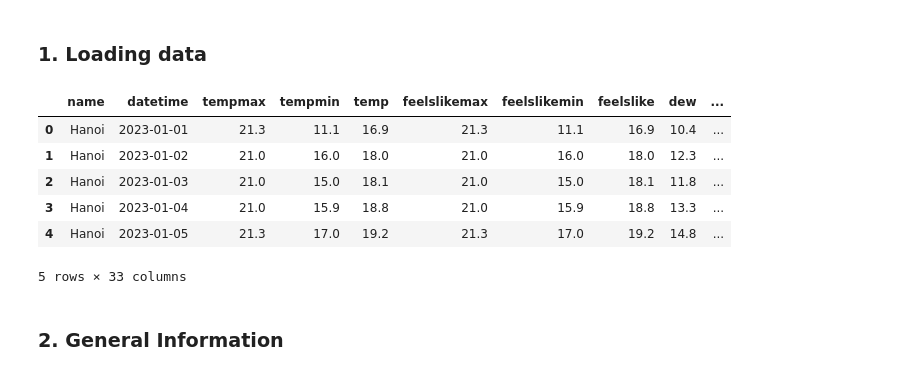
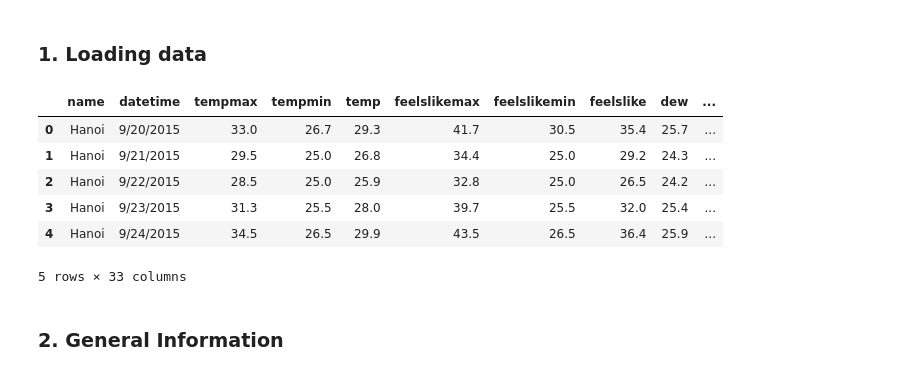
Before and after one commit to DunDun-banana/ml-group1, a Jupyter notebook: Data_understanding.ipynb, the cells around one changed output. Cells and saved outputs as stored; diff of their text form; code cells hidden in the pictures.

```diff
--- a/Data_understanding.ipynb
+++ b/Data_understanding.ipynb
@@ -6,15 +6,15 @@ import seaborn as sns
 ### 1. Loading data
 # %%
 # load data
-df = pd.read_csv(r"data\Hanoi 2023-01-01 to 2025-09-26.csv") # khi nào có file data đầy đủ thì thay tên vào
-df.head()
+df = pd.read_csv(r"data\Hanoi Daily 10 years.csv") # khi nào có file data đầy đủ thì thay tên vào
+df.head(5)
 # %% [output]
 |  | name | datetime | tempmax | tempmin | temp | feelslikemax | feelslikemin | feelslike | dew | ... |
-| 0 | Hanoi | 2023-01-01 | 21.3 | 11.1 | 16.9 | 21.3 | 11.1 | 16.9 | 10.4 | ... |
-| 1 | Hanoi | 2023-01-02 | 21.0 | 16.0 | 18.0 | 21.0 | 16.0 | 18.0 | 12.3 | ... |
-| 2 | Hanoi | 2023-01-03 | 21.0 | 15.0 | 18.1 | 21.0 | 15.0 | 18.1 | 11.8 | ... |
-| 3 | Hanoi | 2023-01-04 | 21.0 | 15.9 | 18.8 | 21.0 | 15.9 | 18.8 | 13.3 | ... |
-| 4 | Hanoi | 2023-01-05 | 21.3 | 17.0 | 19.2 | 21.3 | 17.0 | 19.2 | 14.8 | ... |
+| 0 | Hanoi | 9/20/2015 | 33.0 | 26.7 | 29.3 | 41.7 | 30.5 | 35.4 | 25.7 | ... |
+| 1 | Hanoi | 9/21/2015 | 29.5 | 25.0 | 26.8 | 34.4 | 25.0 | 29.2 | 24.3 | ... |
+| 2 | Hanoi | 9/22/2015 | 28.5 | 25.0 | 25.9 | 32.8 | 25.0 | 26.5 | 24.2 | ... |
+| 3 | Hanoi | 9/23/2015 | 31.3 | 25.5 | 28.0 | 39.7 | 25.5 | 32.0 | 25.4 | ... |
+| 4 | Hanoi | 9/24/2015 | 34.5 | 26.5 | 29.9 | 43.5 | 26.5 | 36.4 | 25.9 | ... |
 5 rows × 33 columns
 # %% [markdown]
 ### 2. General Information
```
Also changed, not shown: parts of 23 cells of this notebook, 6 other files.
